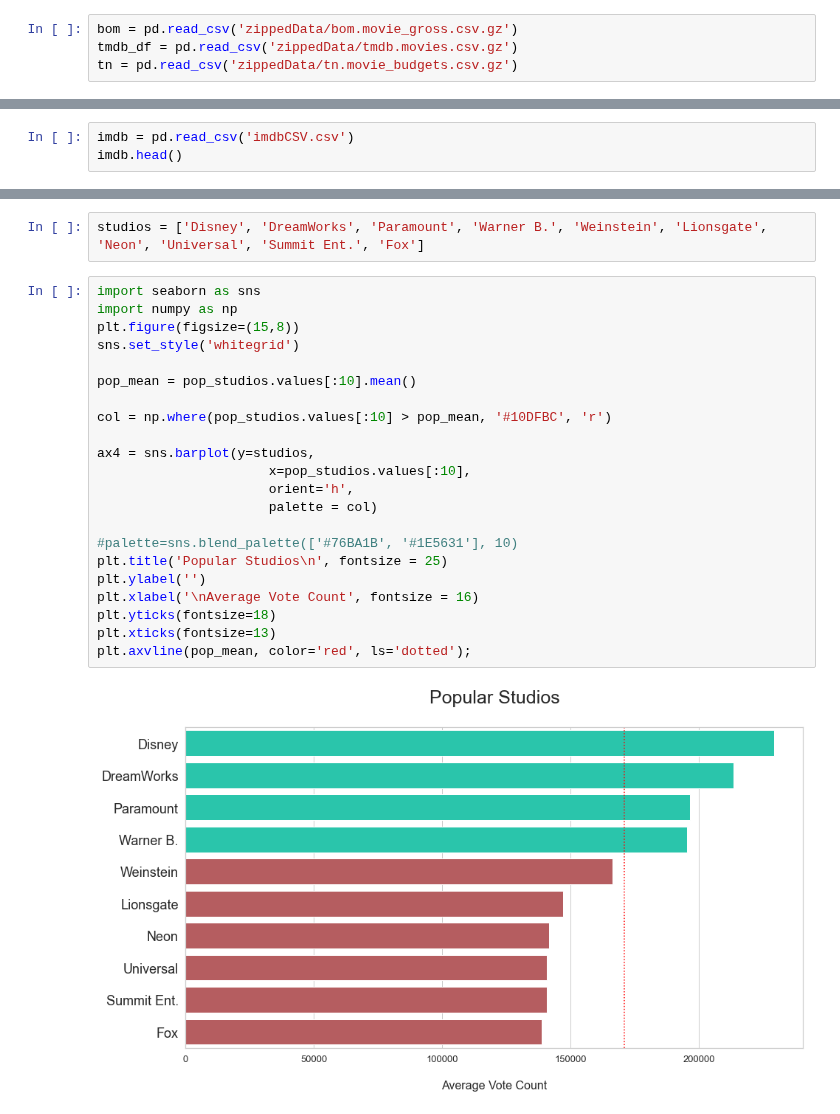
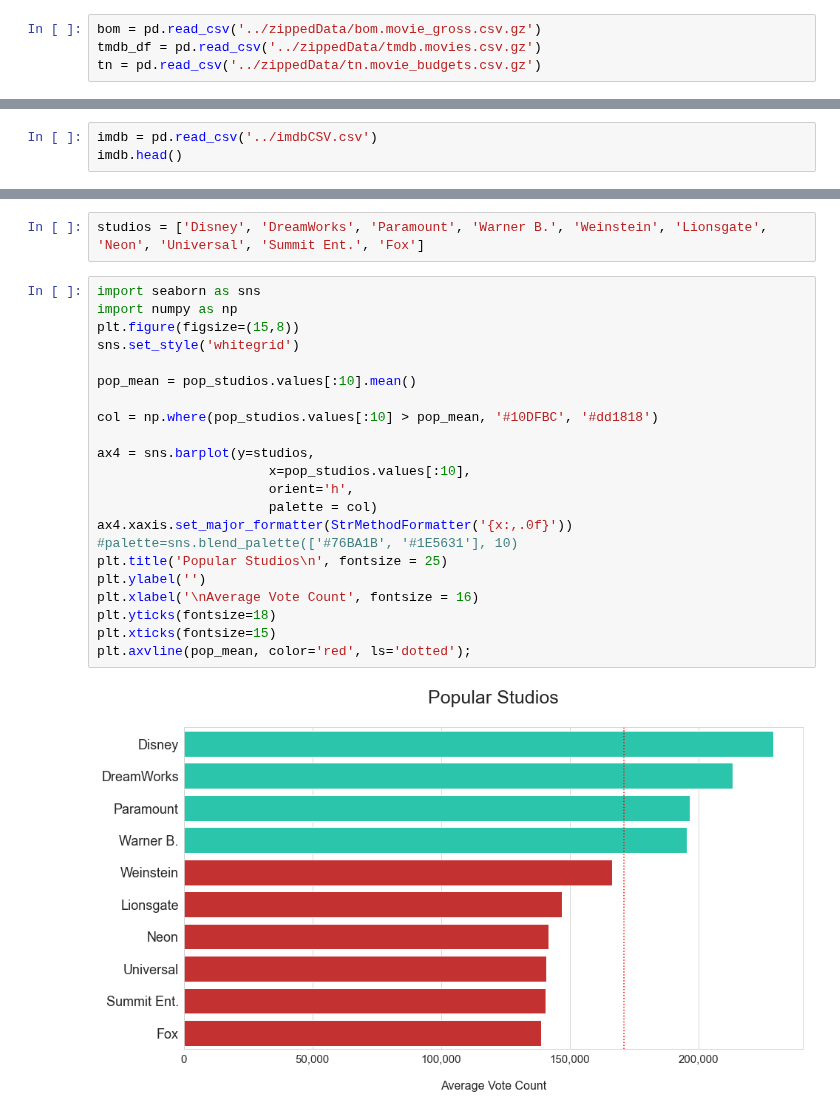
Before and after one commit to dcruzven/Movie-Analysis-Project, a Jupyter notebook: popular_work/David's_Notebook.ipynb, the cells around one changed output, grey strips where cells are left out. Cells and saved outputs as stored; diff of their text form.

```diff
--- a/popular_work/David's_Notebook.ipynb
+++ b/popular_work/David's_Notebook.ipynb
@@ -7,7 +19,7 @@ import pandas as pd
 # %%
-bom = pd.read_csv('zippedData/bom.movie_gross.csv.gz')
-tmdb_df = pd.read_csv('zippedData/tmdb.movies.csv.gz')
-tn = pd.read_csv('zippedData/tn.movie_budgets.csv.gz')
+bom = pd.read_csv('../zippedData/bom.movie_gross.csv.gz')
+tmdb_df = pd.read_csv('../zippedData/tmdb.movies.csv.gz')
+tn = pd.read_csv('../zippedData/tn.movie_budgets.csv.gz')
 # %% [markdown]
 # Box Office Mojo Cleaning
 # %%
@@ -204,7 +216,7 @@ tn.head()
 # %% [markdown]
 # Cleaning IMDB data
 # %%
-imdb = pd.read_csv('imdbCSV.csv')
+imdb = pd.read_csv('../imdbCSV.csv')
 imdb.head()
 # %% [output]
 |  | Unnamed: 0 | movie_id | primary_title | original_title | start_year | runtime_minutes | genres | movie_id.1 | ... |
@@ -392,27 +409,27 @@ studios = ['Disney', 'DreamWorks', 'Paramount', 'Warner B.', 'Weinstein', 'Lions
 # %%
 import seaborn as sns
 import numpy as np
 plt.figure(figsize=(15,8))
 sns.set_style('whitegrid')
 
 pop_mean = pop_studios.values[:10].mean()
 
-col = np.where(pop_studios.values[:10] > pop_mean, '#10DFBC', 'r')
+col = np.where(pop_studios.values[:10] > pop_mean, '#10DFBC', '#dd1818')
 
 ax4 = sns.barplot(y=studios,
                       x=pop_studios.values[:10],
                       orient='h',
                       palette = col)
-
+ax4.xaxis.set_major_formatter(StrMethodFormatter('{x:,.0f}'))
 #palette=sns.blend_palette(['#76BA1B', '#1E5631'], 10)
 plt.title('Popular Studios\n', fontsize = 25)
 plt.ylabel('')
 plt.xlabel('\nAverage Vote Count', fontsize = 16)
 plt.yticks(fontsize=18)
-plt.xticks(fontsize=13)
+plt.xticks(fontsize=15)
 plt.axvline(pop_mean, color='red', ls='dotted');
 # %% [output]
-[figure, old version]
+[figure, new version]
 # %%
 plt.figure(figsize=(15,8))
 sns.set_style('whitegrid')
```
Also changed, not shown: parts of 26 cells of this notebook.
